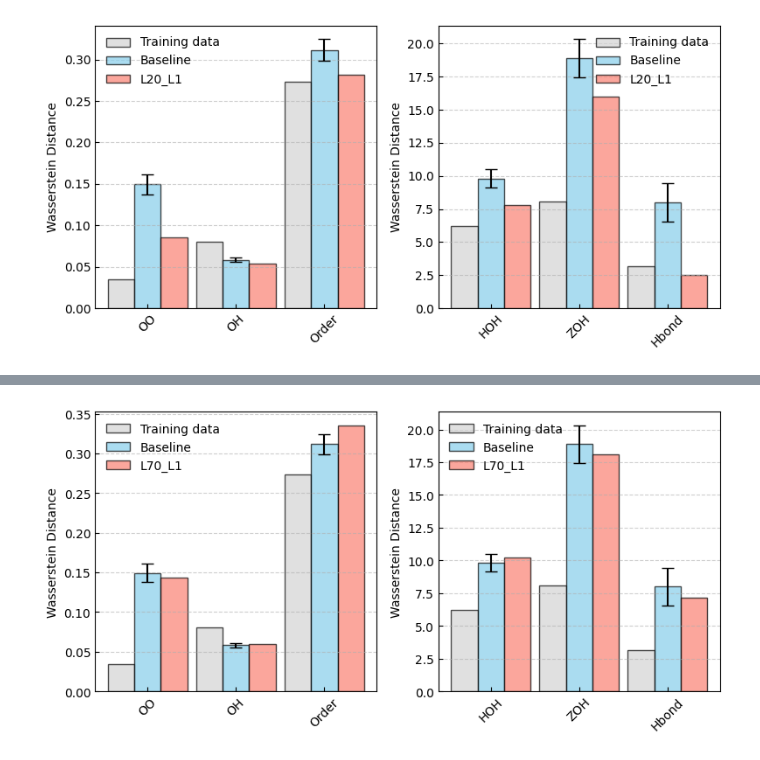
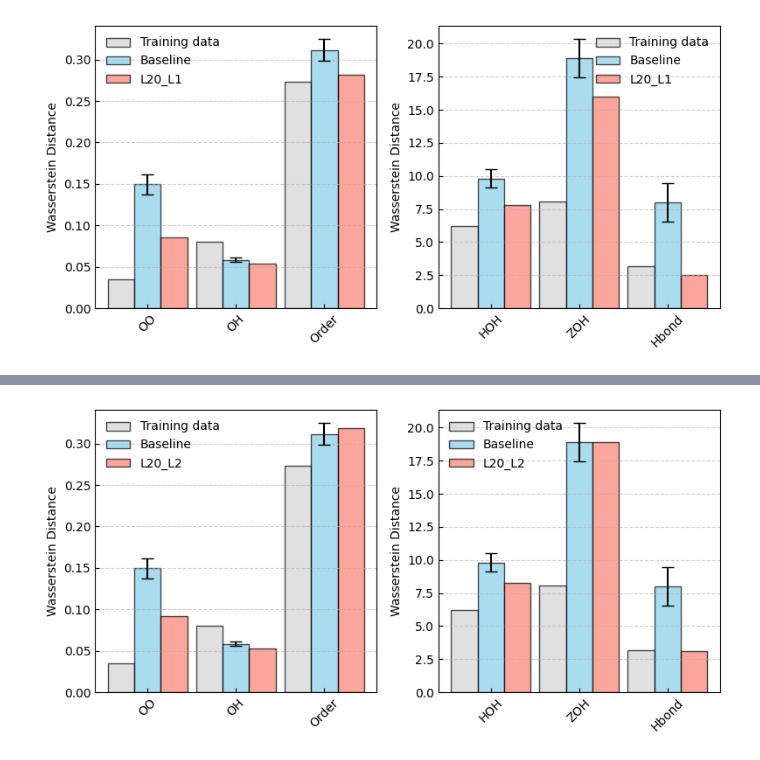
Before and after one commit to huangchieh/StructureMetrics, a Jupyter notebook: 03_plots.ipynb, the cells around one changed output, grey strips where cells are left out. Cells and saved outputs as stored; diff of their text form; code cells hidden in the pictures.

```diff
--- a/03_plots.ipynb
+++ b/03_plots.ipynb
@@ -74,6 +74,11 @@ def plot_comparison_subplots(df0, df1, df2, numeric_columns, small_range_feature
     if save_as is not None:
         plt.savefig(save_as)
     plt.show()
+# %%
+def show(model):
+    #model='L10_L1'
+    df_model = df[df["Structure"].str.contains("_{}_".format(model))] # From selected model
+    plot_comparison_subplots(df_P, df_ref, df_model, numeric_columns, ['OO', 'OH', 'Order'], ['HOH', 'ZOH', 'Hbond'], label0="Training data", label1="Baseline", label2=model, save_as='{}/{}_comparision_to_{}.pdf'.format(baseOut, model, ground_truth))
 # %%
 ground_truth = 'Label'
 baseOut = 'Outputs'
@@ -166,6 +132,4 @@ plot_comparison_subplots(df_P, df_ref, df_model, numeric_columns, ['OO', 'OH', '
-# %%
-model='L70_L1'
-df_model = df[df["Structure"].str.contains("_{}_".format(model))] # From selected model
-plot_comparison_subplots(df_P, df_ref, df_model, numeric_columns, ['OO', 'OH', 'Order'], ['HOH', 'ZOH', 'Hbond'], label0="Training data", label1="Baseline", label2=model, save_as='{}/{}_comparision_to_{}.pdf'.format(baseOut, model, ground_truth))
-# %% [output]
-[figure, removed]
+# %%
+show('L20_L2')
+# %% [output]
+[figure, added]
```
Also changed, not shown: parts of 18 cells of this notebook.
